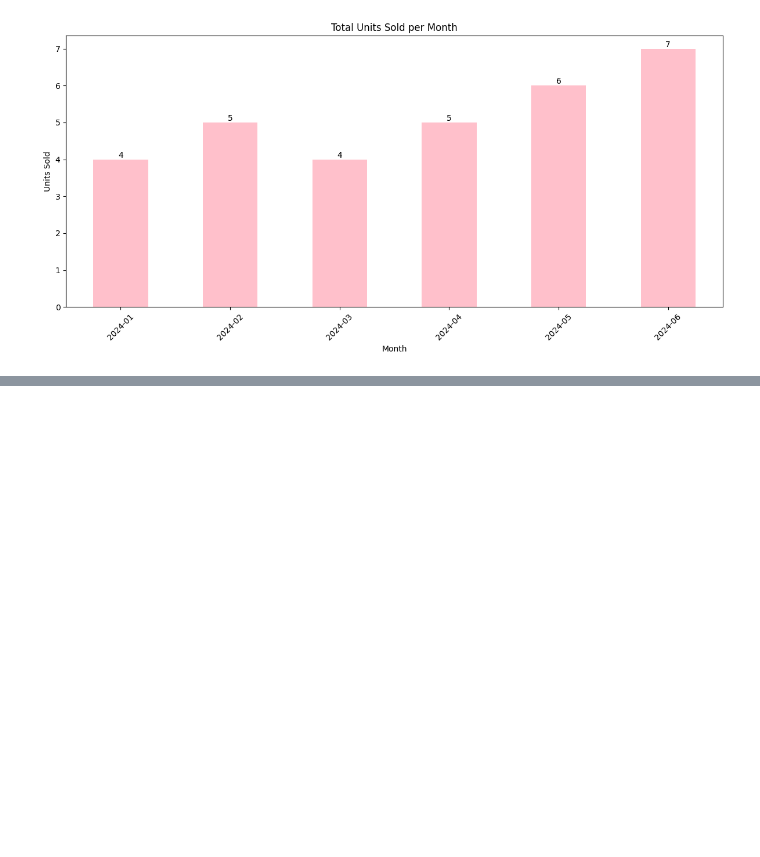
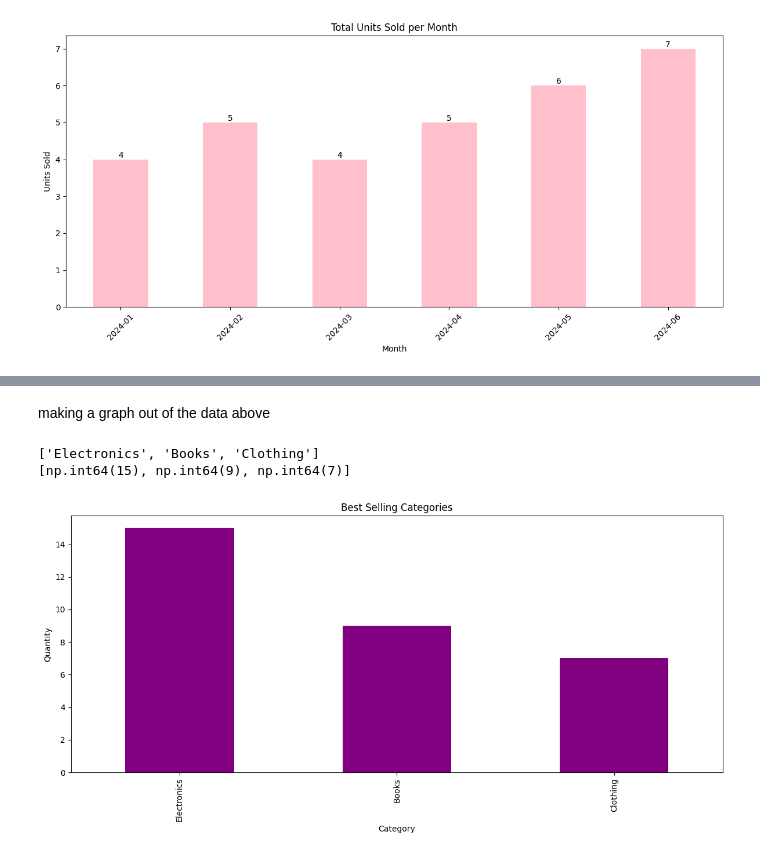
Before and after one commit to tahae02/Week-1-Data-Analysis-Internship-Uptrail, a Jupyter notebook: Week_1_Data_Analysis_for_Business_Insights.ipynb, the cells around one changed output, grey strips where cells are left out. Drawn from its saved outputs; the diff is of its cells as text; code cells hidden in the pictures; blank space fills up the shorter version.

```diff
--- a/Week_1_Data_Analysis_for_Business_Insights.ipynb
+++ b/Week_1_Data_Analysis_for_Business_Insights.ipynb
@@ -307,0 +330,4 @@ plt.show()
+# %%
+print("Best Selling Products by Category")
+top_category=df_cleaned.groupby("Category")["Quantity"].sum().sort_values(ascending=False)
+top_category.head()
@@ -307,0 +342,40 @@ plt.show()
+# %% [markdown]
+making a graph out of the data above
+# %%
+category_list=list(top_category.index) # gets the list of dates, used to add text to the bar chart with total amounts
+print(category_list)
+
+quantity_list=list(top_category.values) # gets the list of total amounts independant of the dates, used to add text to the bar chart with total amounts
+print(quantity_list)
+
+
+plt.figure(figsize=(12, 6))
+top_category.plot(kind='bar', color='purple')
+
+plt.title("Best Selling Categories")
+plt.xlabel("Category")
+plt.ylabel("Quantity")
+plt.tight_layout()
+plt.show()
+
+# total_units_sold_list=list(total_units_sold_per_month.values) # gets the list of total amounts independant of the dates, used to add text to the bar chart with total amounts
+# print(total_units_sold_list)
+
+# plt.figure(figsize=(12, 6))
+# total_units_sold_per_month.plot(kind='bar', color='pink')
+
+
+# for i in range(len(date_list)):
+#   plt.text(i, total_units_sold_list[i], total_units_sold_list[i], ha='center', va='bottom')
+
+
+# plt.title('Best Selling Categories')
+# plt.xlabel('Category')
+# plt.ylabel('Units Sold')
+# plt.xticks(rotation=45)
+# plt.tight_layout()
+# plt.show()
+# %% [output]
+['Electronics', 'Books', 'Clothing']
+[np.int64(15), np.int64(9), np.int64(7)]
+[figure, added]
```
Also changed, not shown: parts of 13 cells of this notebook.
